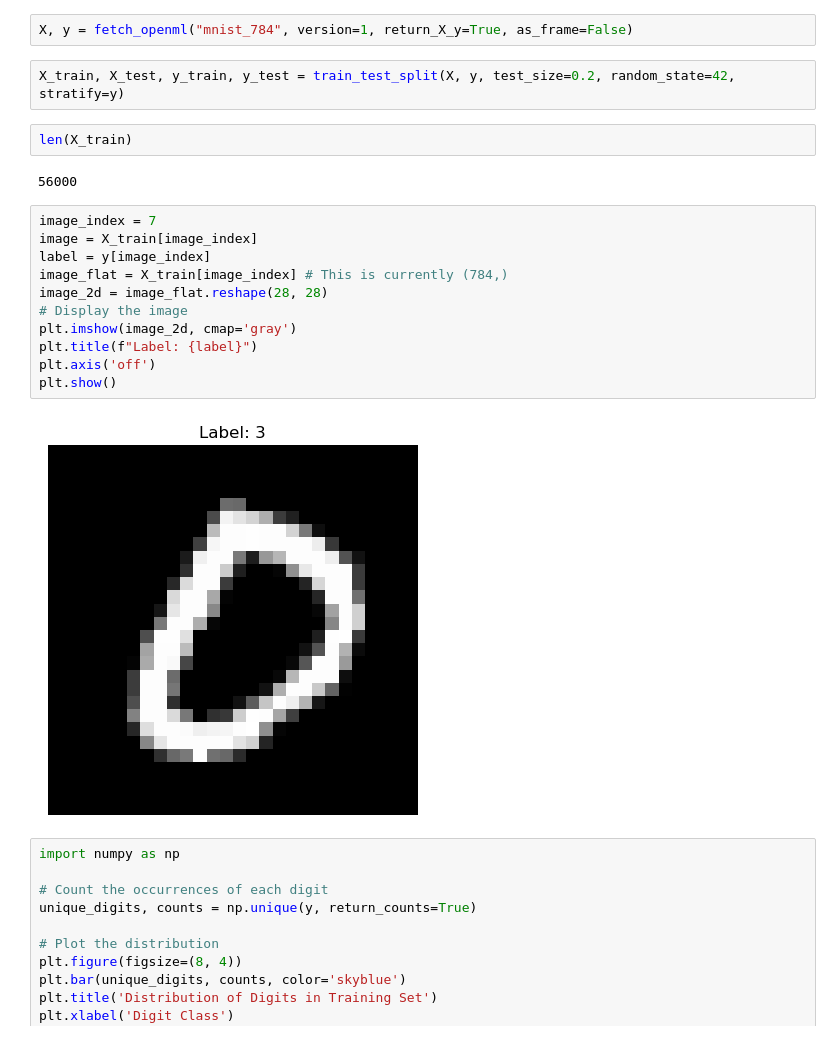
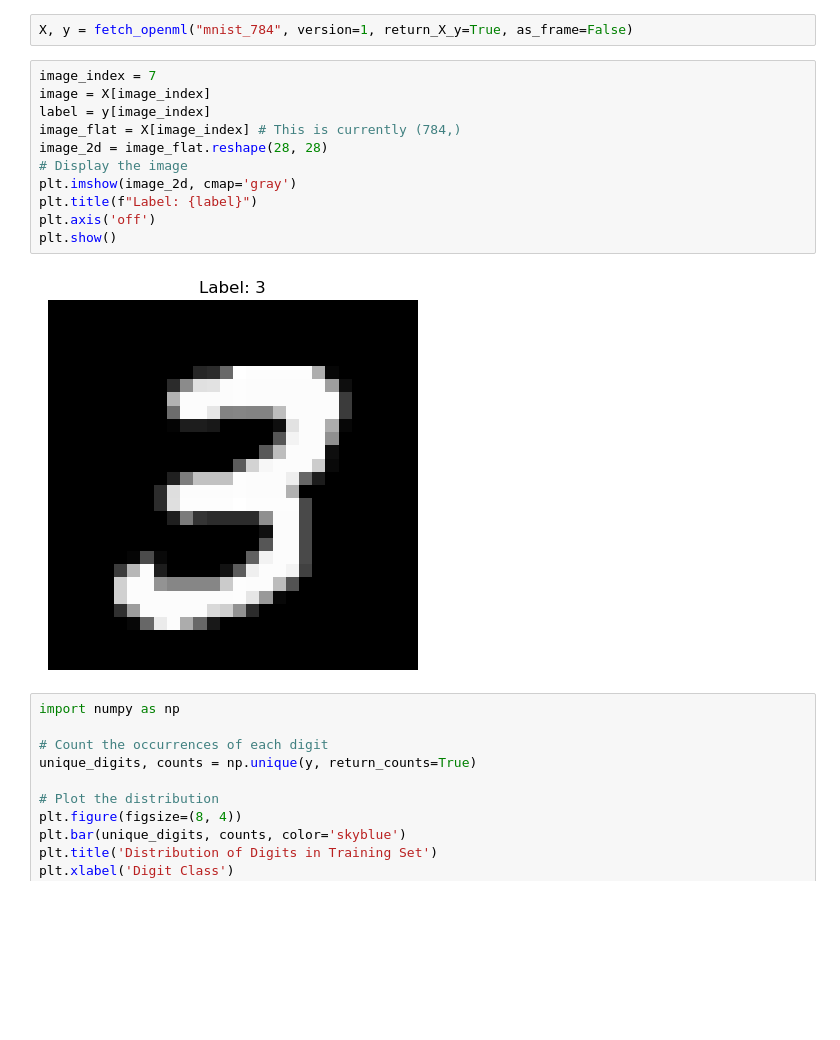
Before and after one commit to Rohanchaudhari2002/lab_7, a Jupyter notebook: lab7.ipynb, the cells around one changed output. Saved outputs shown, nothing was run; the diff lists cells and outputs as text; blank space fills up the shorter version.

```diff
--- a/lab7.ipynb
+++ b/lab7.ipynb
@@ -14,25 +16,19 @@ np.random.seed(42)
 from sklearn.metrics import accuracy_score, confusion_matrix, classification_report
 # %%
 X, y = fetch_openml("mnist_784", version=1, return_X_y=True, as_frame=False)
-# %%
-X_train, X_test, y_train, y_test = train_test_split(X, y, test_size=0.2, random_state=42, stratify=y)
-# %%
-len(X_train)
-# %% [output]
-56000
 # %%
 image_index = 7
-image = X_train[image_index]
+image = X[image_index]
 label = y[image_index]
-image_flat = X_train[image_index] # This is currently (784,)
+image_flat = X[image_index] # This is currently (784,)
 image_2d = image_flat.reshape(28, 28)
 # Display the image
 plt.imshow(image_2d, cmap='gray')
 plt.title(f"Label: {label}")
 plt.axis('off')
 plt.show()
 # %% [output]
-[figure, old version]
+[figure, new version]
 # %%
 import numpy as np
 
```
Also changed, not shown: parts of 36 cells of this notebook, 2 other files.
